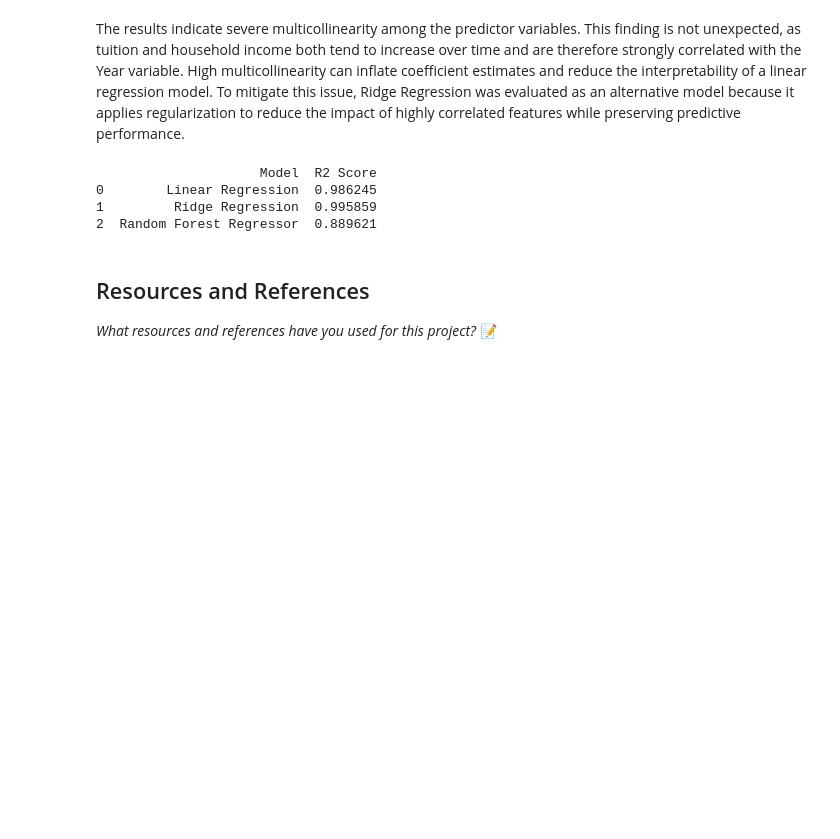
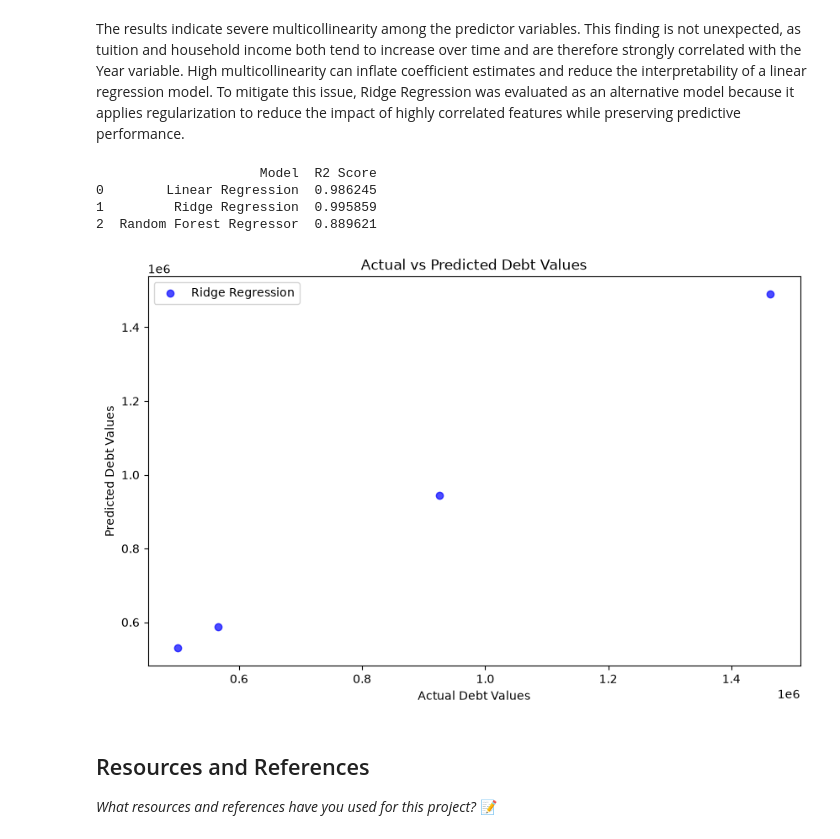
Before and after one commit to IT4063C-Fall2026/data-tech-analytics-final-project-braeaussie, a Jupyter notebook: source.ipynb, the cells around one changed output. Drawn from its saved outputs; the diff is of its cells as text; code cells hidden in the pictures; blank space fills up the shorter version.

Commit message:
actual vs predicted visualization

```diff
--- a/source.ipynb
+++ b/source.ipynb
@@ -553,6 +553,18 @@ print(results)
 0        Linear Regression  0.986245
 1         Ridge Regression  0.995859
 2  Random Forest Regressor  0.889621
+# %%
+# Actual vs Predicted Visualization
+
+plt.figure(figsize=(10,6))
+plt.scatter(y_test, ridge_pred, color='blue', label='Ridge Regression', alpha=0.7)
+plt.xlabel("Actual Debt Values")
+plt.ylabel("Predicted Debt Values")
+plt.title("Actual vs Predicted Debt Values")
+plt.legend()
+plt.show()
+# %% [output]
+[figure, added]
 # %% [markdown]
 ## Resources and References
 *What resources and references have you used for this project?*
```
